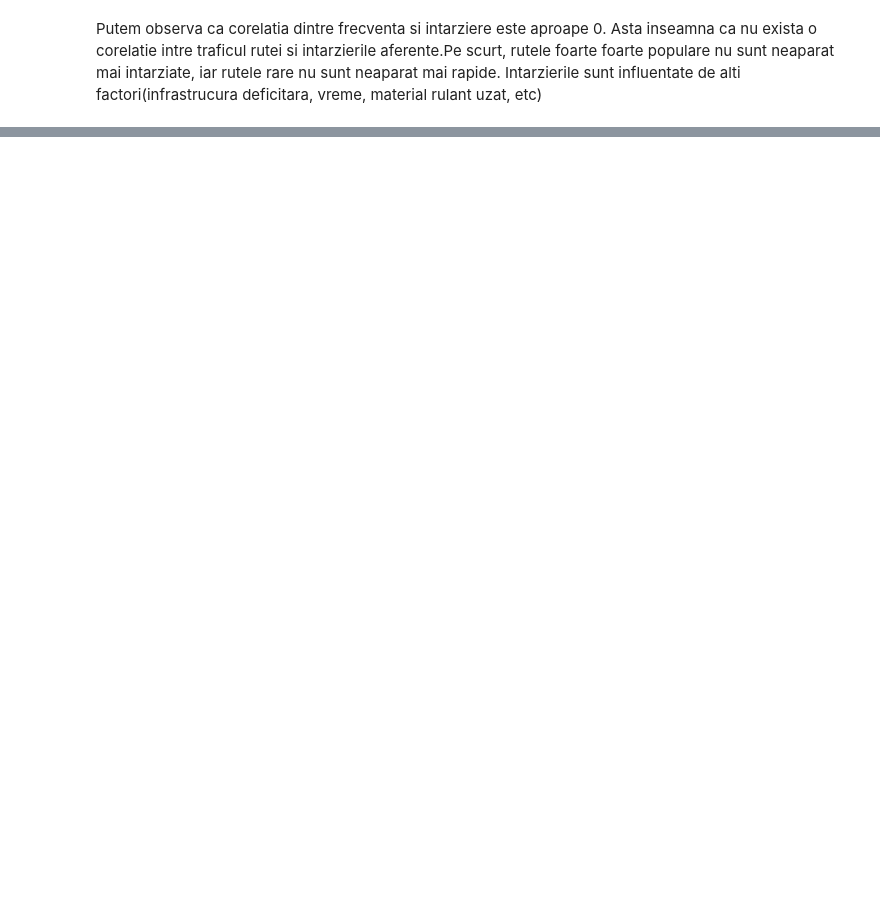
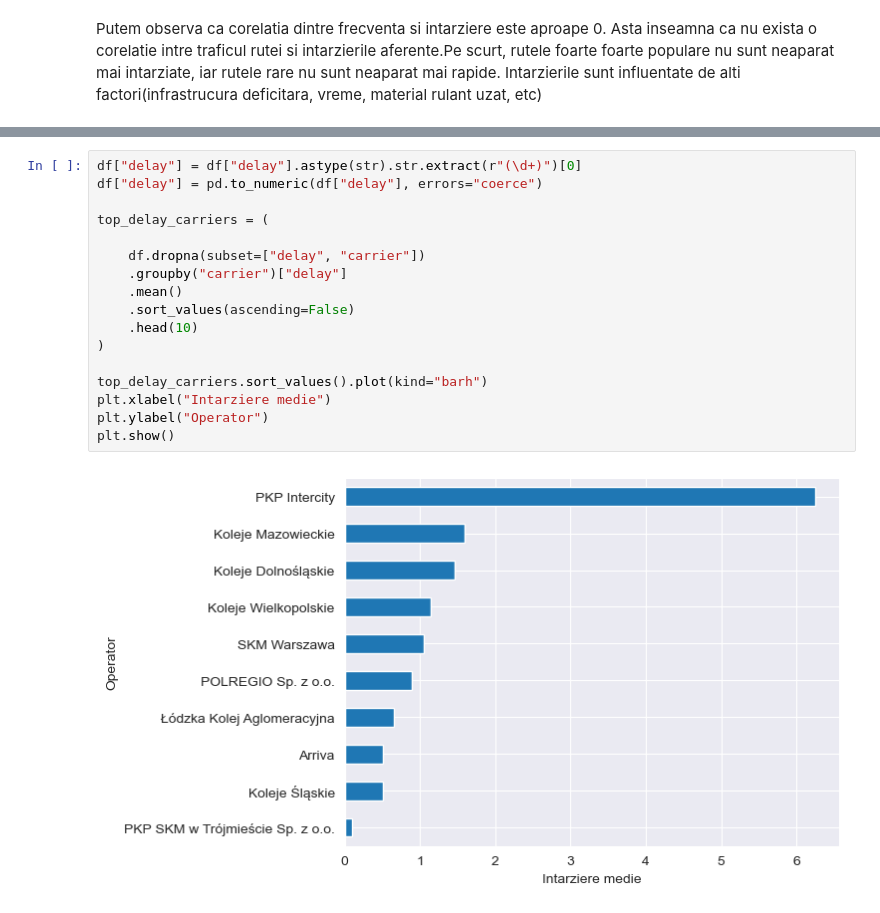
Before and after one commit to 4lac1vica/PolishTrainsDelaysML, a Jupyter notebook: delaysNb.ipynb, the cells around one changed output, grey strips where cells are left out. Drawn from its saved outputs; the diff is of its cells as text; blank space fills up the shorter version.

```diff
--- a/delaysNb.ipynb
+++ b/delaysNb.ipynb
@@ -262,0 +277,19 @@ Putem observa ca corelatia dintre frecventa si intarziere este aproape 0. Asta i
+# %%
+df["delay"] = df["delay"].astype(str).str.extract(r"(\d+)")[0]
+df["delay"] = pd.to_numeric(df["delay"], errors="coerce")
+
+top_delay_carriers = (
+
+    df.dropna(subset=["delay", "carrier"])
+    .groupby("carrier")["delay"]
+    .mean()
+    .sort_values(ascending=False)
+    .head(10)
+)
+
+top_delay_carriers.sort_values().plot(kind="barh")
+plt.xlabel("Intarziere medie")
+plt.ylabel("Operator")
+plt.show()
+# %% [output]
+[figure, added]
```
Also changed, not shown: parts of 15 cells of this notebook, 1 other file.
